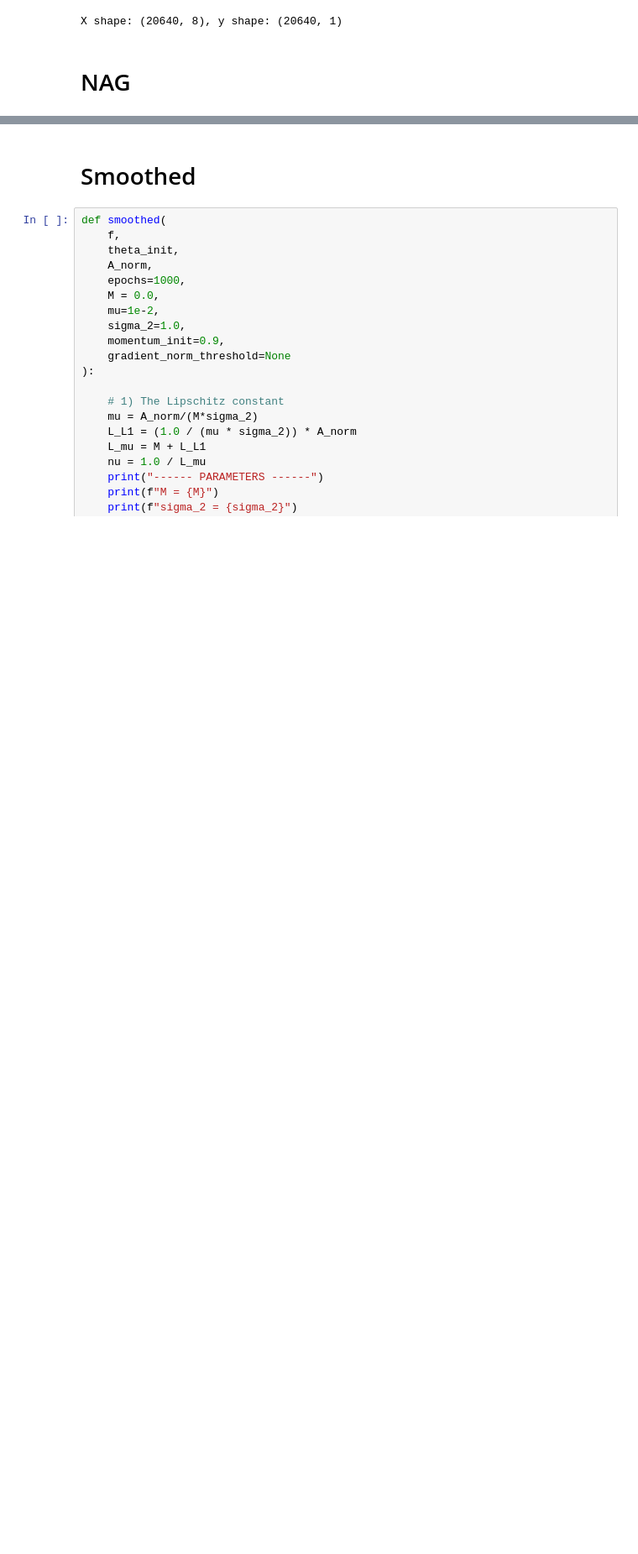
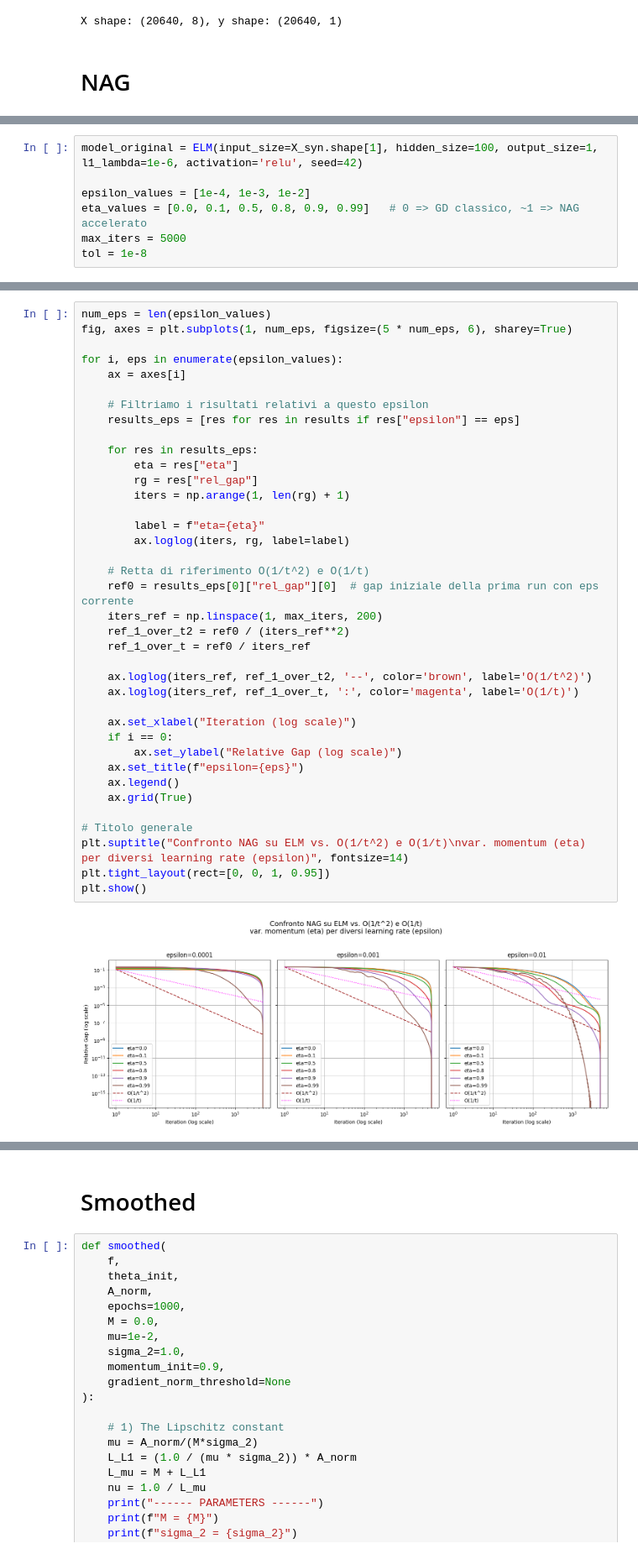
Before and after one commit to MarcoPoiani00/Optimization4DS, a Jupyter notebook: ODS_Comparison.ipynb, the cells around one changed output, grey strips where cells are left out. Shown at 84% size. Drawn from its saved outputs; the diff is of its cells as text; blank space fills up the shorter version.

```diff
--- a/ODS_Comparison.ipynb
+++ b/ODS_Comparison.ipynb
@@ -398,0 +596,7 @@ def NAG(f, theta, epsilon, eta, tol, max_iters, grad_norm_threshold=None, loss_t
+# %%
+model_original = ELM(input_size=X_syn.shape[1], hidden_size=100, output_size=1, l1_lambda=1e-6, activation='relu', seed=42)
+
+epsilon_values = [1e-4, 1e-3, 1e-2]
+eta_values = [0.0, 0.1, 0.5, 0.8, 0.9, 0.99]   # 0 => GD classico, ~1 => NAG accelerato
+max_iters = 5000
+tol = 1e-8
@@ -398,0 +632,40 @@ def NAG(f, theta, epsilon, eta, tol, max_iters, grad_norm_threshold=None, loss_t
+# %%
+num_eps = len(epsilon_values)
+fig, axes = plt.subplots(1, num_eps, figsize=(5 * num_eps, 6), sharey=True)
+
+for i, eps in enumerate(epsilon_values):
+    ax = axes[i]
+
+    # Filtriamo i risultati relativi a questo epsilon
+    results_eps = [res for res in results if res["epsilon"] == eps]
+
+    for res in results_eps:
+        eta = res["eta"]
+        rg = res["rel_gap"]
+        iters = np.arange(1, len(rg) + 1)
+
+        label = f"eta={eta}"
+        ax.loglog(iters, rg, label=label)
+
+    # Retta di riferimento O(1/t^2) e O(1/t)
+    ref0 = results_eps[0]["rel_gap"][0]  # gap iniziale della prima run con eps corrente
+    iters_ref = np.linspace(1, max_iters, 200)
+    ref_1_over_t2 = ref0 / (iters_ref**2)
+    ref_1_over_t = ref0 / iters_ref
+
+    ax.loglog(iters_ref, ref_1_over_t2, '--', color='brown', label='O(1/t^2)')
+    ax.loglog(iters_ref, ref_1_over_t, ':', color='magenta', label='O(1/t)')
+
+    ax.set_xlabel("Iteration (log scale)")
+    if i == 0:
+        ax.set_ylabel("Relative Gap (log scale)")
+    ax.set_title(f"epsilon={eps}")
+    ax.legend()
+    ax.grid(True)
+
+# Titolo generale
+plt.suptitle("Confronto NAG su ELM vs. O(1/t^2) e O(1/t)\nvar. momentum (eta) per diversi learning rate (epsilon)", fontsize=14)
+plt.tight_layout(rect=[0, 0, 1, 0.95])
+plt.show()
+# %% [output]
+[figure, added]
```
Also changed, not shown: parts of 21 cells of this notebook.
